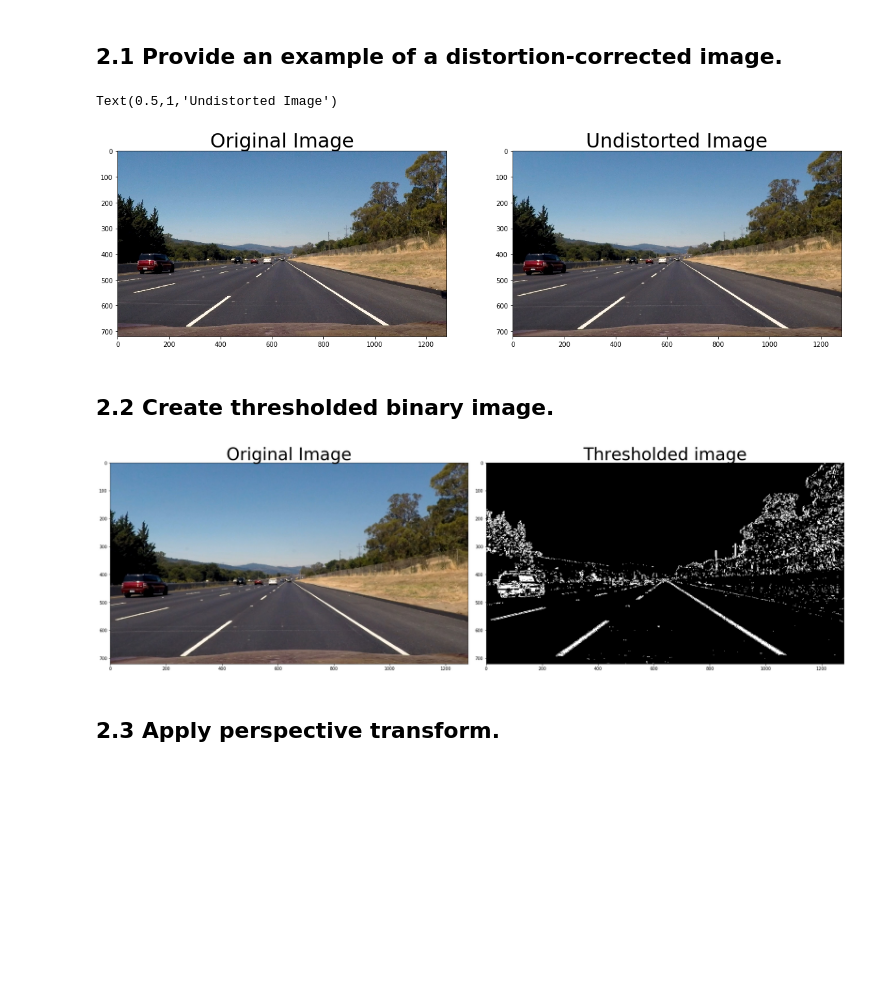
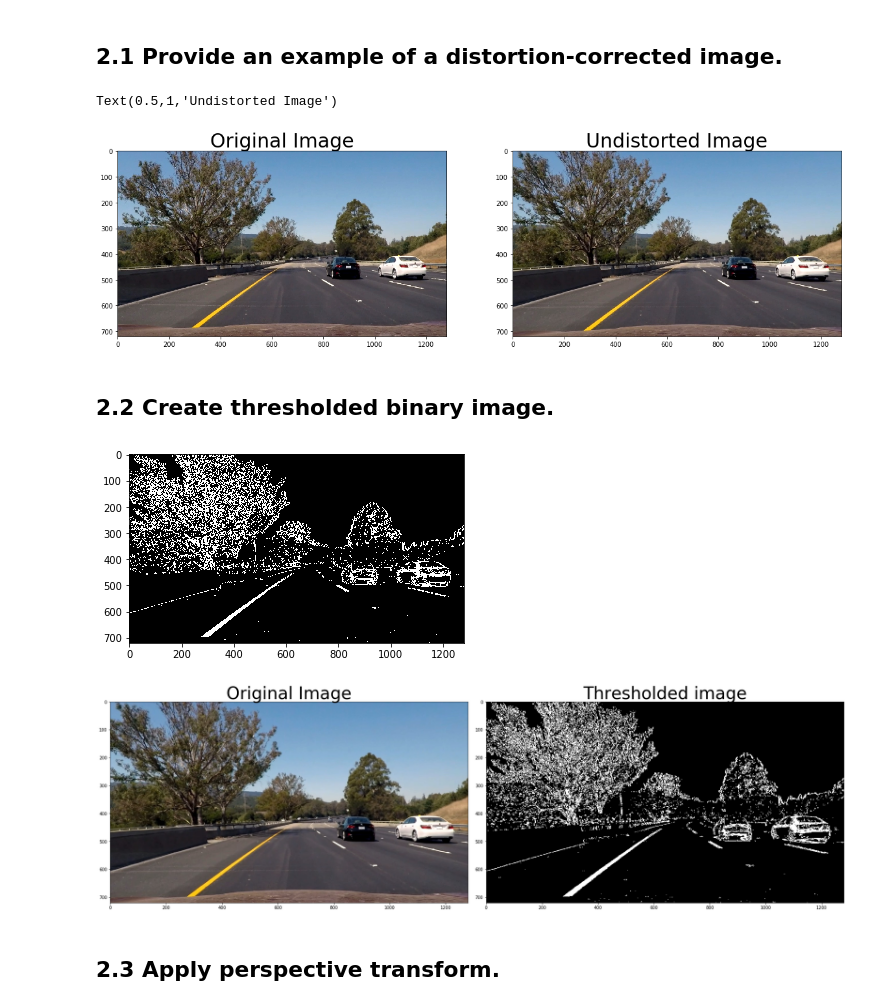
Before and after one commit to uv1000/P2, a Jupyter notebook: P2_SDC_Ulrich_Voll.ipynb, the cells around one changed output. Drawn from its saved outputs; the diff is of its cells as text; code cells hidden in the pictures; blank space fills up the shorter version.

Commit message:
somewhat satisfactory lane lines for all test images

```diff
--- a/P2_SDC_Ulrich_Voll.ipynb
+++ b/P2_SDC_Ulrich_Voll.ipynb
@@ -105,9 +110,15 @@ import matplotlib.image as mpimg
 import pickle
 
 #reading in an image#readin
-image = mpimg.imread('test_images/test1.jpg')
+#image = mpimg.imread('test_images/test1.jpg')
+#image = mpimg.imread('test_images/test2.jpg')
+#image = mpimg.imread('test_images/test3.jpg')
+#image = mpimg.imread('test_images/test4.jpg') # difficult one
+#image = mpimg.imread('test_images/test5.jpg') # curvature uneven
+image = mpimg.imread('test_images/test6.jpg')
 #image = mpimg.imread('test_images/straight_lines1.jpg')
-image = mpimg.imread('test_images/straight_lines2.jpg')
+#image = mpimg.imread('test_images/straight_lines2.jpg')
+
 original_image=image # for further reference for plotting things
 
 dist_pickle = pickle.load( open( "./camera_cal/wide_dist_pickle.p", "rb" ) )
@@ -126,7 +137,7 @@ ax2.imshow(image_undistorted)
 ax2.set_title('Undistorted Image', fontsize=30)
 # %% [output]
 Text(0.5,1,'Undistorted Image')
-[figure, old version]
+[figure, new version]
 # %% [markdown]
 ## 2.2 Create thresholded binary image.
 # %%
@@ -135,7 +146,7 @@ original_image_undistorted=image_undistorted # for further reference for plottin
 
 
 # Edit this function to create your own pipeline.
-def thresholding(img, s_thresh=(170, 255), sx_thresh=(20, 100)):
+def thresholding(img, s_thresh=(170, 255), sx_thresh=(20, 100)): #s_thresh=(170, 255), sx_thresh=(20, 100)):
     img = np.copy(img)
     # Convert to HLS color space and separate the V channel
     hls = cv2.cvtColor(img, cv2.COLOR_RGB2HLS)
@@ -149,34 +160,37 @@ def thresholding(img, s_thresh=(170, 255), sx_thresh=(20, 100)):
     # Threshold x gradient
     sxbinary = np.zeros_like(scaled_sobel)
     sxbinary[(scaled_sobel >= sx_thresh[0]) & (scaled_sobel <= sx_thresh[1])] = 1
 
     # Threshold color channel
     s_binary = np.zeros_like(s_channel)
     s_binary[(s_channel >= s_thresh[0]) & (s_channel <= s_thresh[1])] = 1
     # Stack each channel
     color_binary = np.dstack(( np.zeros_like(sxbinary), sxbinary, s_binary)) * 255
     combined_binary = np.zeros_like(sxbinary)
     combined_binary[(s_binary == 1) | (sxbinary == 1)] = 1
 
     return color_binary, combined_binary
 
 result, result_gray = thresholding(image)
 
+plt.imshow(result_gray,cmap='gray')
+
 # Plot the result
 f, (ax1, ax2) = plt.subplots(1, 2, figsize=(24, 9))
 f.tight_layout()
 
 ax1.imshow(image)
 ax1.set_title('Original Image', fontsize=40)
 
 #ax2.set_title('Combined S channel and gradient thresholds')
 #ax2.imshow(combined_binary, cmap='gray')
 
 ax2.imshow(result_gray,cmap='gray')
 ax2.set_title('Thresholded image', fontsize=40)
 plt.subplots_adjust(left=0., right=1, top=0.9, bottom=0.)
 # %% [output]
-[figure, old version]
+[figure, new version]
+[figure, added]
 # %% [markdown]
 ## 2.3 Apply perspective transform.
 # %%
```
Also changed, not shown: parts of 7 cells of this notebook, 1 other file.
